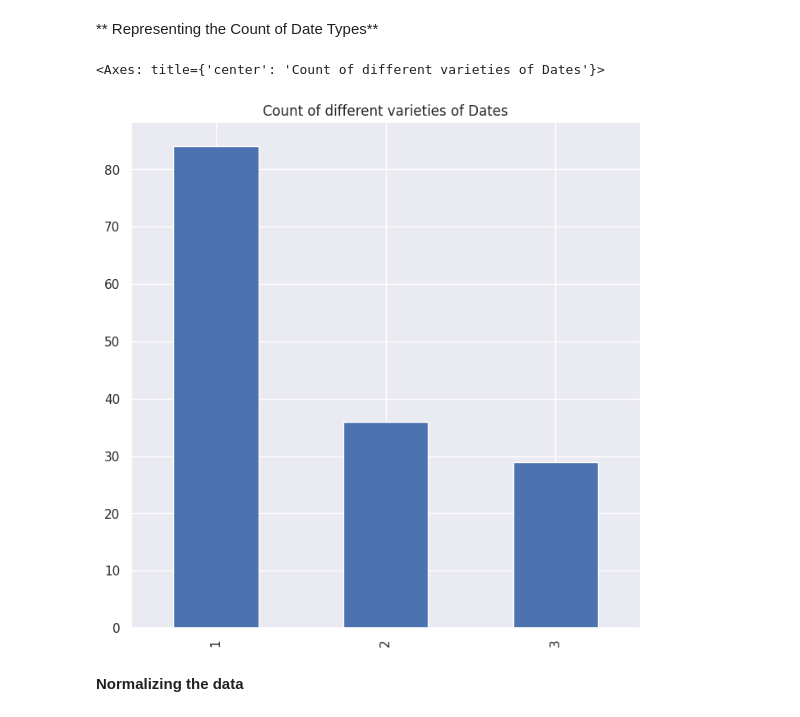
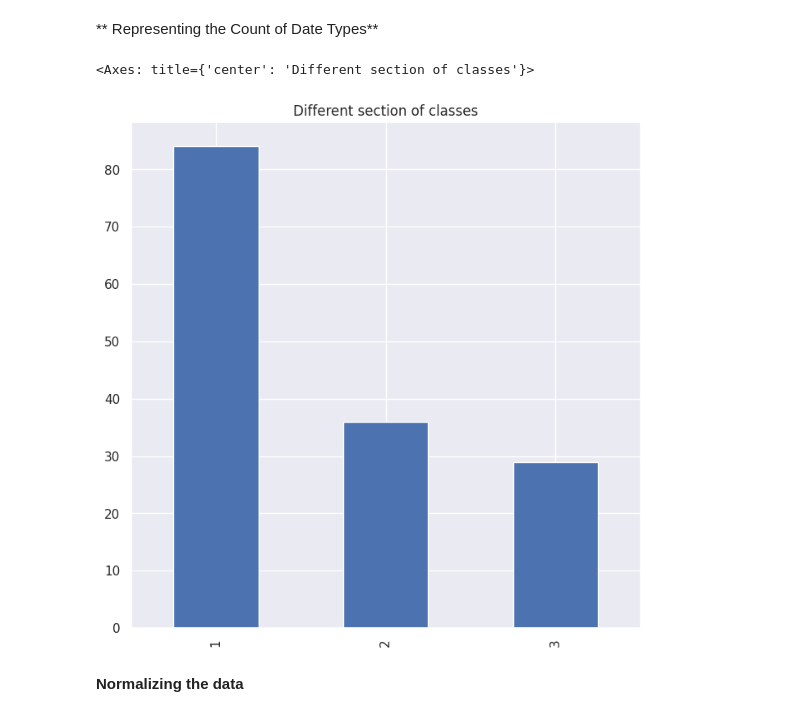
Before and after one commit to dh-thakk/6220-40237364, a Jupyter notebook: INSE_6220_40237364.ipynb, the cells around one changed output. Drawn from its saved outputs; the diff is of its cells as text; code cells hidden in the pictures.

```diff
--- a/INSE_6220_40237364.ipynb
+++ b/INSE_6220_40237364.ipynb
@@ -103,11 +103,11 @@ df.drop(['Class',],axis=1,inplace=True)
 ** Representing the Count of Date Types**
 # %%
 plt. figure(figsize=(8,8))
-plt.title("Count of different varieties of Dates")
+plt.title("Different section of classes")
 Y.value_counts().plot(kind = 'bar')
 # %% [output]
-<Axes: title={'center': 'Count of different varieties of Dates'}>
+<Axes: title={'center': 'Different section of classes'}>
-[figure, old version]
+[figure, new version]
 # %% [markdown]
 **Normalizing the data**
 # %%
```
Also changed, not shown: parts of 1 cell of this notebook.
